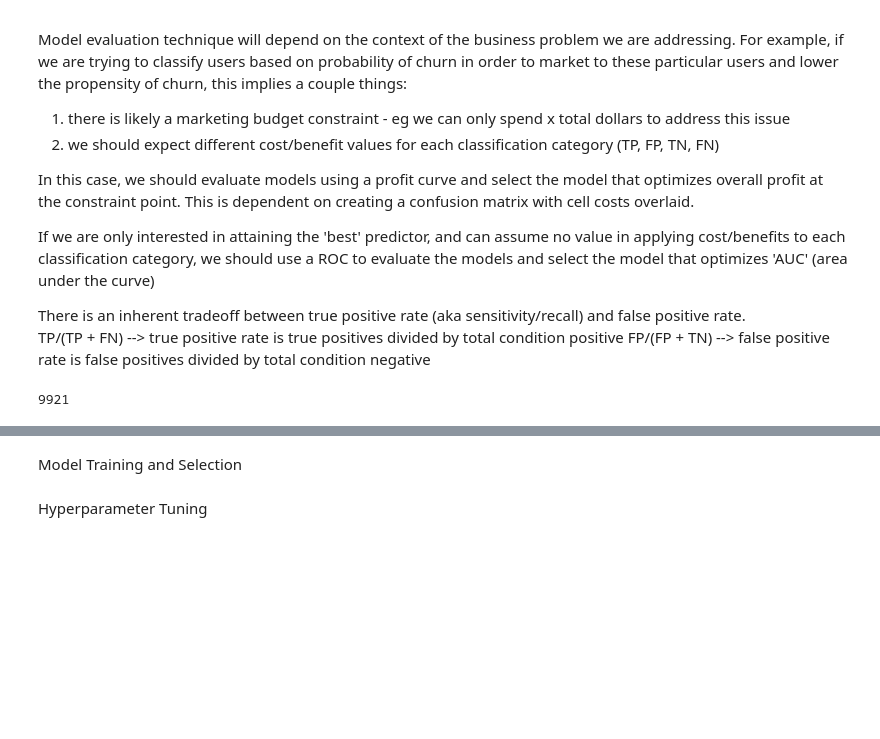
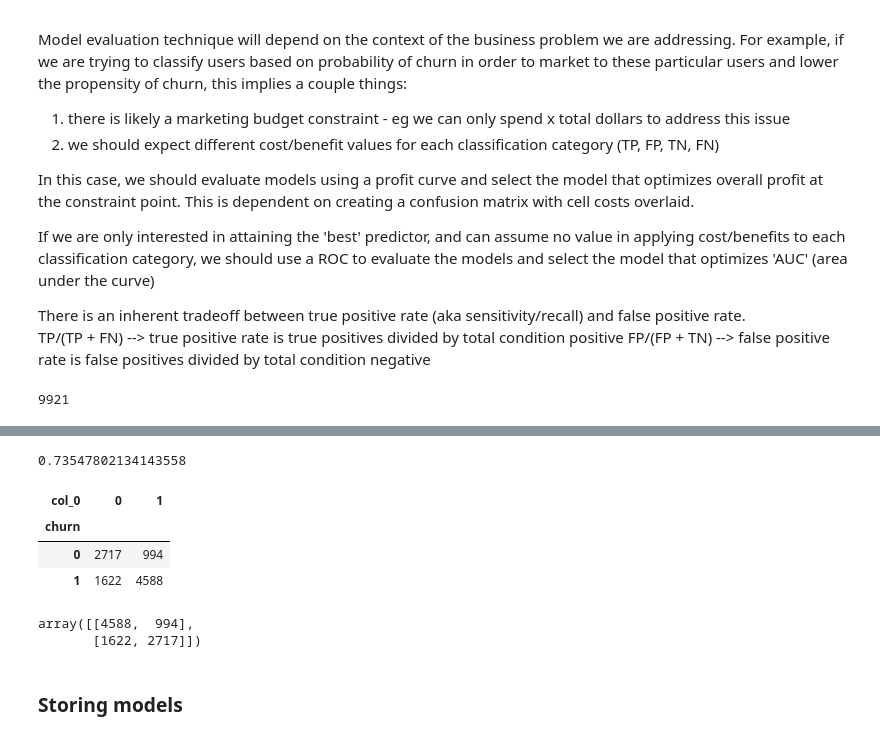
Before and after one commit to MarkDCorey/churn_risk_classification, a Jupyter notebook: churn_risk_classifier.ipynb, the cells around one changed output, grey strips where cells are left out. Drawn from its saved outputs; the diff is of its cells as text; code cells hidden in the pictures; blank space fills up the shorter version.

```diff
--- a/churn_risk_classifier.ipynb
+++ b/churn_risk_classifier.ipynb
@@ -697,4 +737,12 @@ plot_roc(v_probs, y_test, "ROC plot of churn data",
-# %% [markdown]
-Model Training and Selection
-# %% [markdown]
-Hyperparameter Tuning
+# %%
+import sklearn.metrics as skm
+skm.roc_auc_score(y_test, lr.predict(X_test))
+# %% [output]
+0.73547802134143558
+# %%
+pd.crosstab(y_test, lr.predict(X_test))
+# %% [output]
+| col_0 | 0 | 1 |
+| churn |  |  |
+| 0 | 2717 | 994 |
+| 1 | 1622 | 4588 |
@@ -700,0 +754,6 @@ Hyperparameter Tuning
+# %%
+#reformatting to [[TP,FP],[FN,TN]]
+standard_confusion_matrix(y_test, lr.predict(X_test))
+# %% [output]
+array([[4588,  994],
+       [1622, 2717]])
@@ -700,0 +773,2 @@ Hyperparameter Tuning
+# %% [markdown]
+### Storing models
```
Also changed, not shown: parts of 22 cells of this notebook.
